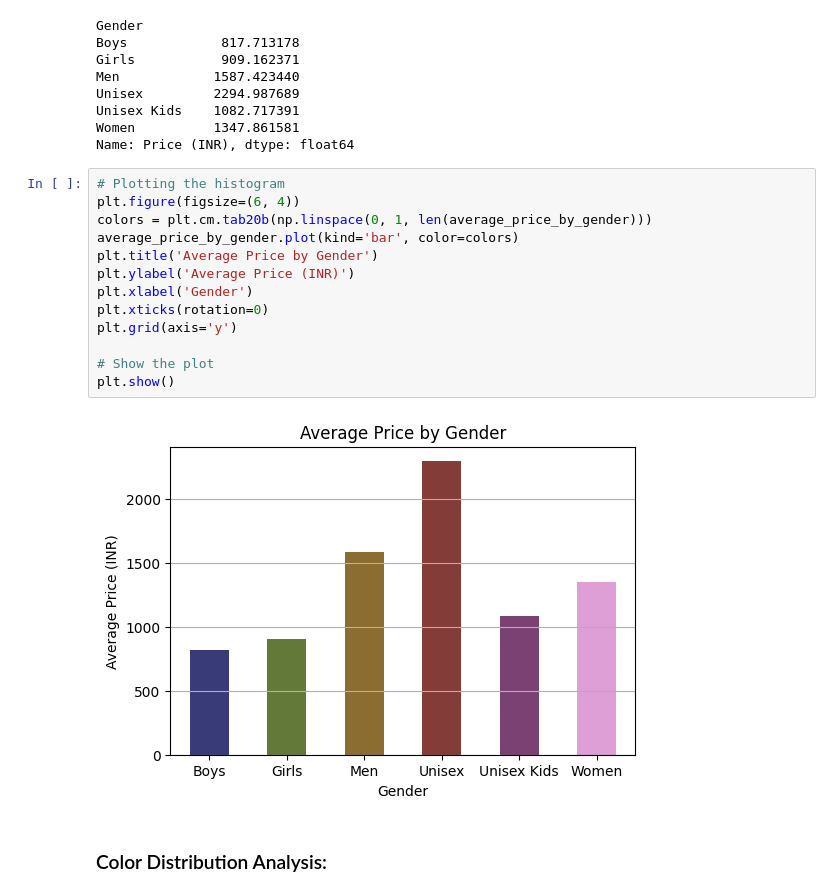
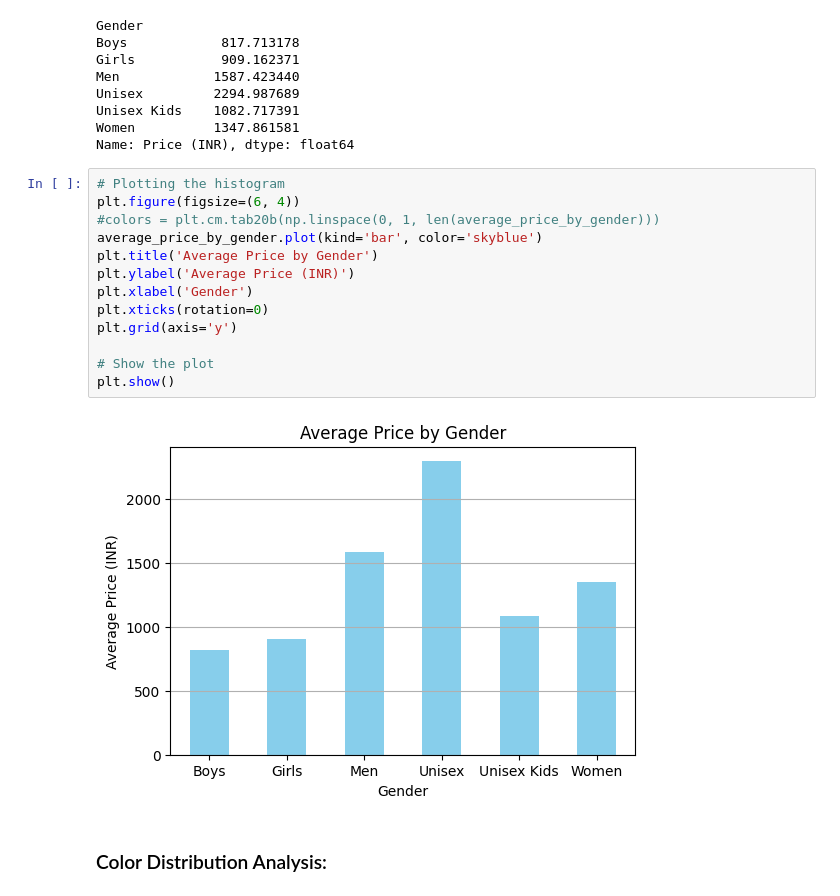
Before and after one commit to Sathyapriya-sb/fashion-trend-analysis, a Jupyter notebook: comprehensive-analysis-of-fashion-trends.ipynb, the cells around one changed output. Cells and saved outputs as stored; diff of their text form.

```diff
--- a/comprehensive-analysis-of-fashion-trends.ipynb
+++ b/comprehensive-analysis-of-fashion-trends.ipynb
@@ -196,18 +196,18 @@ Name: Price (INR), dtype: float64
 # %%
 # Plotting the histogram
 plt.figure(figsize=(6, 4))
-colors = plt.cm.tab20b(np.linspace(0, 1, len(average_price_by_gender)))
-average_price_by_gender.plot(kind='bar', color=colors)
+#colors = plt.cm.tab20b(np.linspace(0, 1, len(average_price_by_gender)))
+average_price_by_gender.plot(kind='bar', color='skyblue')
 plt.title('Average Price by Gender')
 plt.ylabel('Average Price (INR)')
 plt.xlabel('Gender')
 plt.xticks(rotation=0)
 plt.grid(axis='y')
 
 # Show the plot
 plt.show()
 # %% [output]
-[figure, old version]
+[figure, new version]
 # %% [markdown]
 ### Color Distribution Analysis:
 # %%
```
Also changed, not shown: parts of 1 cell of this notebook.
